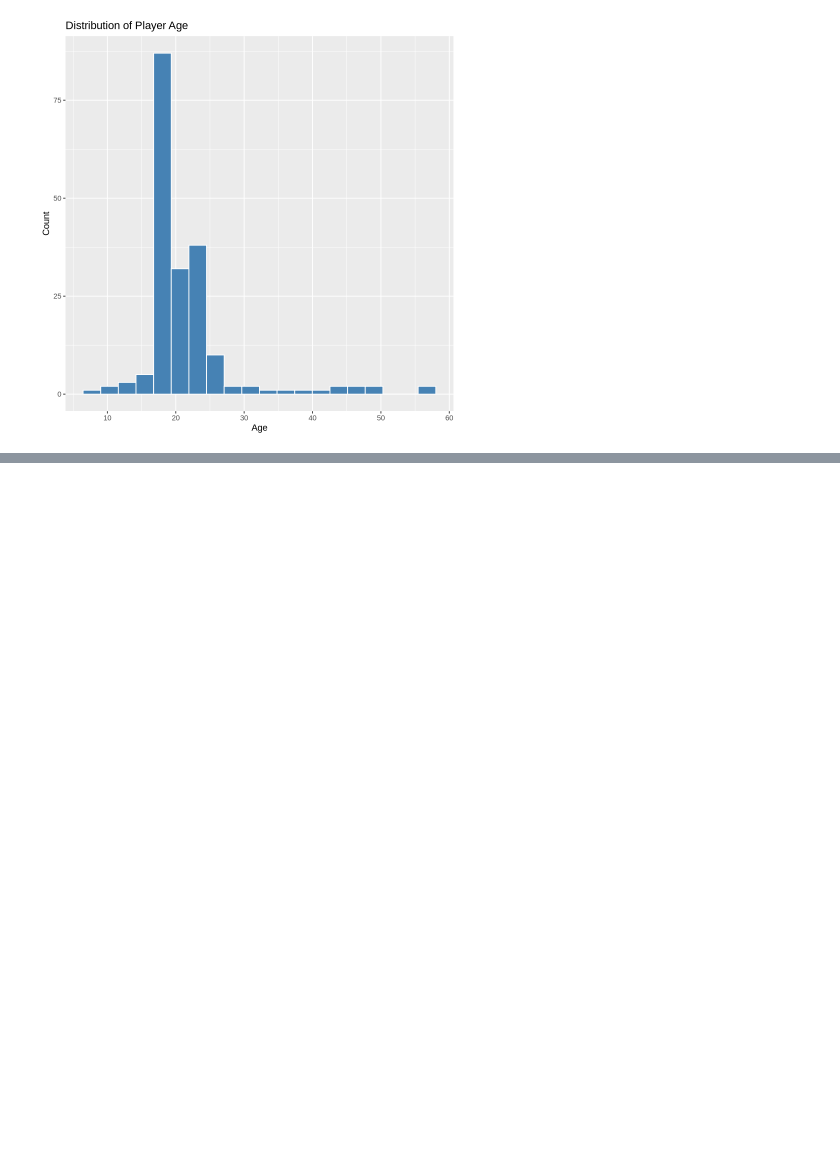
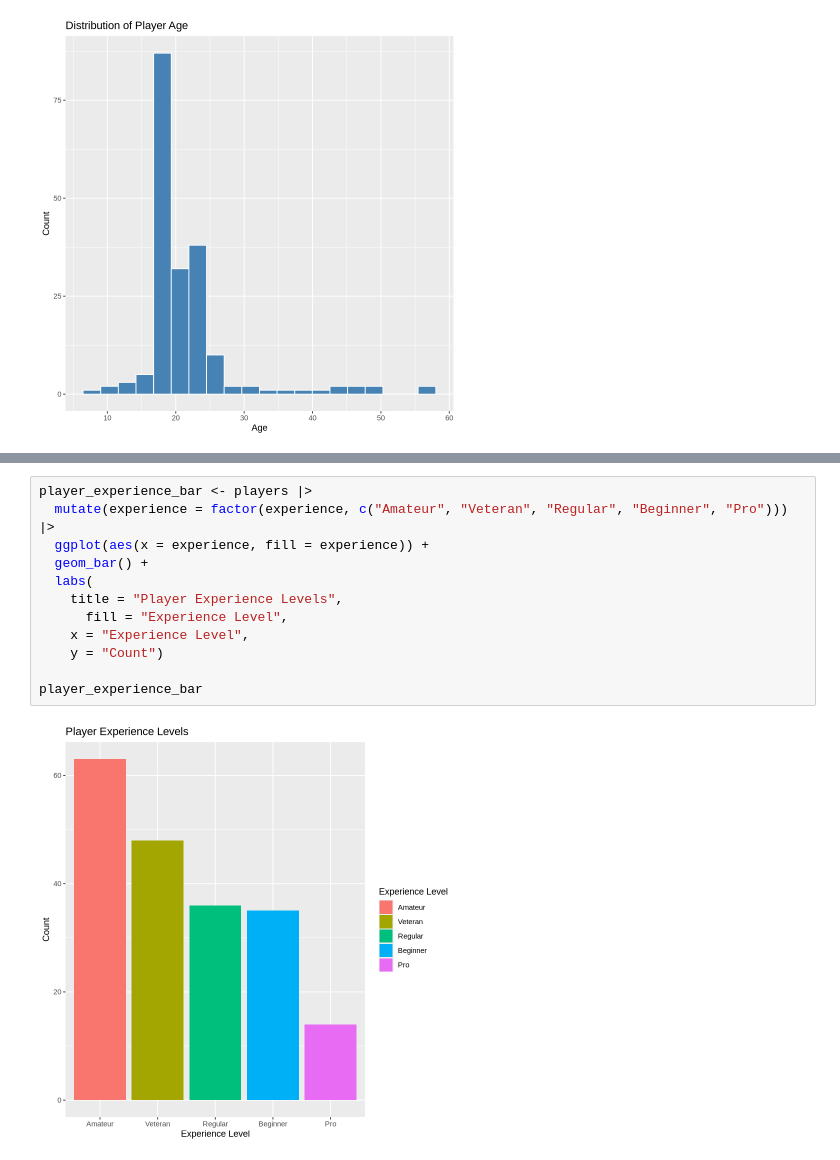
Before and after one commit to RealBabyPotato/DSCI100-Individual-Planning-Report, a Jupyter notebook: Individual Planning Report.ipynb, the cells around one changed output, grey strips where cells are left out. Cells and saved outputs as stored; diff of their text form; blank space fills up the shorter version.

```diff
--- a/Individual Planning Report.ipynb
+++ b/Individual Planning Report.ipynb
@@ -128,0 +141,14 @@ Warning message:
+# %%
+player_experience_bar <- players |>
+  mutate(experience = factor(experience, c("Amateur", "Veteran", "Regular", "Beginner", "Pro"))) |>
+  ggplot(aes(x = experience, fill = experience)) +
+  geom_bar() +
+  labs(
+    title = "Player Experience Levels",
+      fill = "Experience Level",
+    x = "Experience Level",
+    y = "Count")
+
+player_experience_bar
+# %% [output]
+[figure, added]
```
Also changed, not shown: parts of 2 cells of this notebook.
